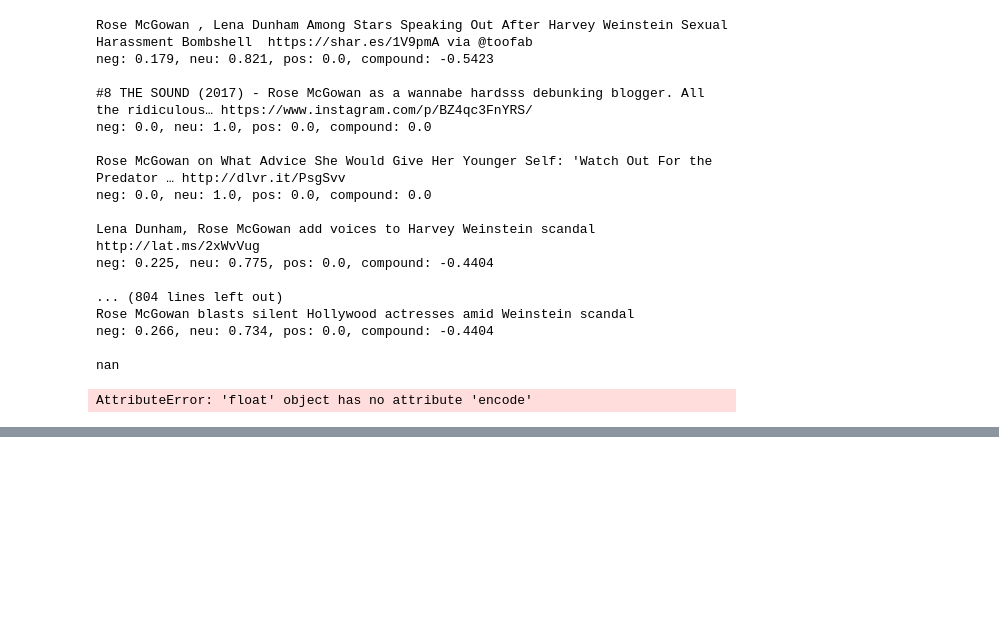
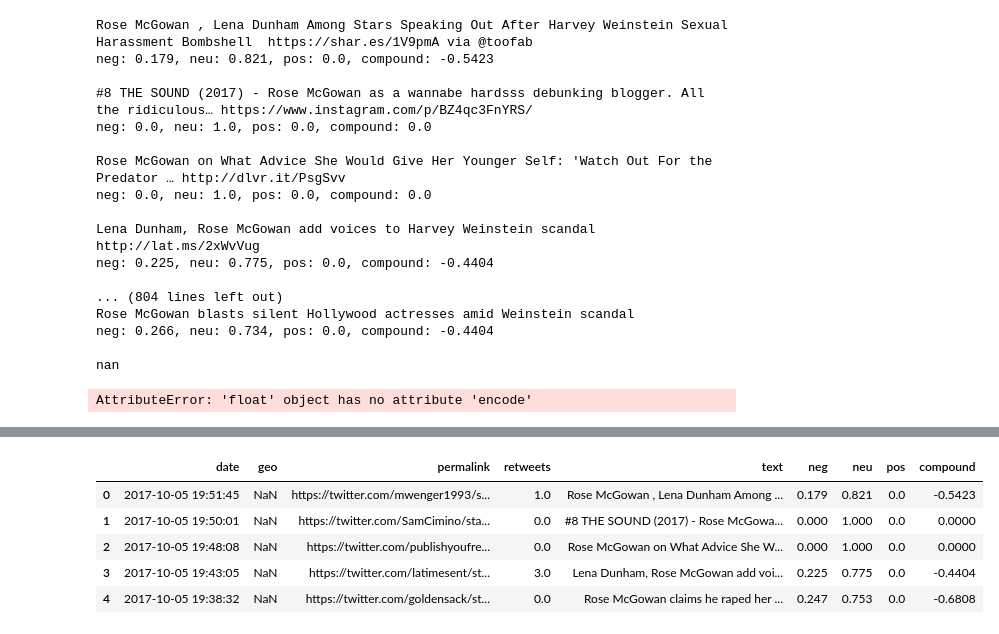
Before and after one commit to beasteers/cusp-hackathon, a Jupyter notebook: Sentiment Analysis.ipynb, the cells around one changed output, grey strips where cells are left out. Cells and saved outputs as stored; diff of their text form; code cells hidden in the pictures; blank space fills up the shorter version.

```diff
--- a/Sentiment Analysis.ipynb
+++ b/Sentiment Analysis.ipynb
@@ -232,0 +248,10 @@ df_victim1.shape
+# %%
+rs = pd.read_csv('rose_sentiment.csv',delimiter='\t').drop('Unnamed: 0', axis=1)
+rs.head()
+# %% [output]
+|  | date | geo | permalink | retweets | text | neg | neu | pos | compound |
+| 0 | 2017-10-05 19:51:45 | NaN | https://twitter.com/mwenger1993/s... | 1.0 | Rose McGowan , Lena Dunham Among ... | 0.179 | 0.821 | 0.0 | -0.5423 |
+| 1 | 2017-10-05 19:50:01 | NaN | https://twitter.com/SamCimino/sta... | 0.0 | #8 THE SOUND (2017) - Rose McGowa... | 0.000 | 1.000 | 0.0 | 0.0000 |
+| 2 | 2017-10-05 19:48:08 | NaN | https://twitter.com/publishyoufre... | 0.0 | Rose McGowan on What Advice She W... | 0.000 | 1.000 | 0.0 | 0.0000 |
+| 3 | 2017-10-05 19:43:05 | NaN | https://twitter.com/latimesent/st... | 3.0 | Lena Dunham, Rose McGowan add voi... | 0.225 | 0.775 | 0.0 | -0.4404 |
+| 4 | 2017-10-05 19:38:32 | NaN | https://twitter.com/goldensack/st... | 0.0 | Rose McGowan claims he raped her ... | 0.247 | 0.753 | 0.0 | -0.6808 |
```
Also changed, not shown: parts of 12 cells of this notebook, 2 other files.
